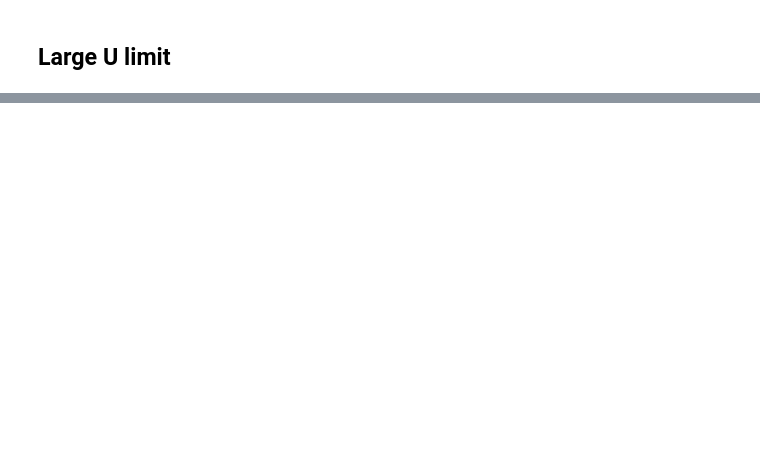
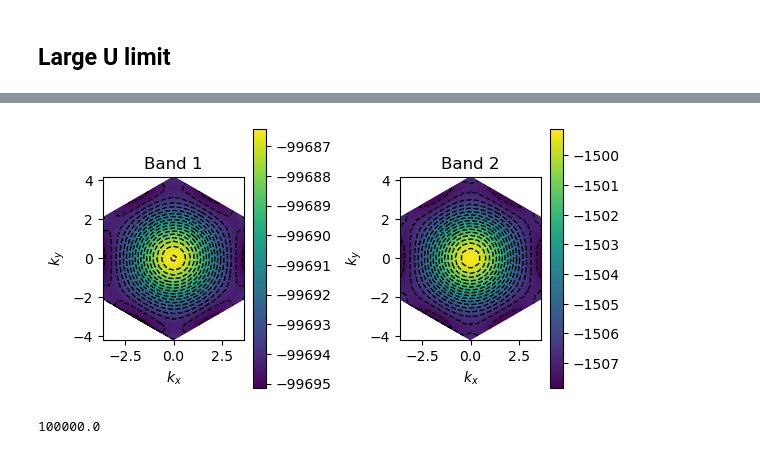
Before and after one commit to hainingpan/HartreeFock_GPT, a Jupyter notebook: test_coding/automation/template.ipynb, the cells around one changed output, grey strips where cells are left out. Cells and saved outputs as stored; diff of their text form; code cells hidden in the pictures; blank space fills up the shorter version.

```diff
--- a/test_coding/automation/template.ipynb
+++ b/test_coding/automation/template.ipynb
@@ -195,3 +201,11 @@ utils_auto.plot_2d_bandstructure(ham_int,en_int)
+# %%
+fig4=utils_auto.plot_2d_false_color_map(ham_int,en_int)
+# %% [output]
+[figure, added]
+# %%
+ham_int.U_0
+# %% [output]
+100000.0
 # %%
 utils_auto.print_gap(ham_int,exp_val,en_int)
 # %% [output]
```
Also changed, not shown: parts of 31 cells of this notebook, 14 other files.
